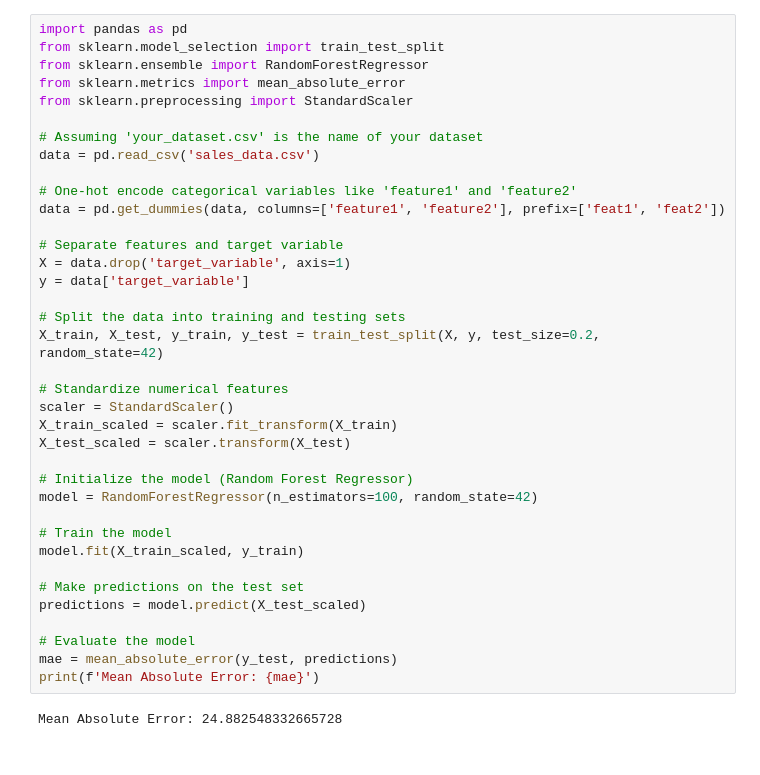
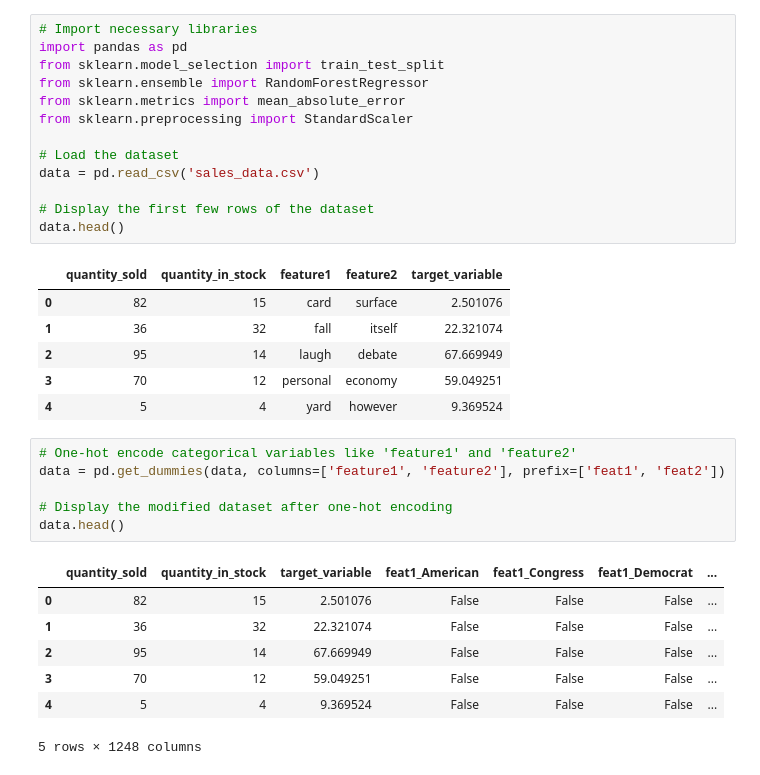
Before and after one commit to samihanazrul/Supply-Chain-Optimization-with-Machine-Learning, a Jupyter notebook: demand_prediction.ipynb, the cells around one changed output. Drawn from its saved outputs; the diff is of its cells as text.

Commit message:
Initial commit

```diff
--- a/demand_prediction.ipynb
+++ b/demand_prediction.ipynb
@@ -1,39 +1,34 @@
-# %%
-import pandas as pd
-from sklearn.model_selection import train_test_split
-from sklearn.ensemble import RandomForestRegressor
-from sklearn.metrics import mean_absolute_error
-from sklearn.preprocessing import StandardScaler
-
-# Assuming 'your_dataset.csv' is the name of your dataset
-data = pd.read_csv('sales_data.csv')
-
-# One-hot encode categorical variables like 'feature1' and 'feature2'
-data = pd.get_dummies(data, columns=['feature1', 'feature2'], prefix=['feat1', 'feat2'])
-
-# Separate features and target variable
-X = data.drop('target_variable', axis=1)
-y = data['target_variable']
-
-# Split the data into training and testing sets
-X_train, X_test, y_train, y_test = train_test_split(X, y, test_size=0.2, random_state=42)
-
-# Standardize numerical features
-scaler = StandardScaler()
-X_train_scaled = scaler.fit_transform(X_train)
-X_test_scaled = scaler.transform(X_test)
-
-# Initialize the model (Random Forest Regressor)
-model = RandomForestRegressor(n_estimators=100, random_state=42)
-
-# Train the model
-model.fit(X_train_scaled, y_train)
-
-# Make predictions on the test set
-predictions = model.predict(X_test_scaled)
-
-# Evaluate the model
-mae = mean_absolute_error(y_test, predictions)
-print(f'Mean Absolute Error: {mae}')
-# %% [output]
-Mean Absolute Error: 24.882548332665728
+# %%
+# Import necessary libraries
+import pandas as pd
+from sklearn.model_selection import train_test_split
+from sklearn.ensemble import RandomForestRegressor
+from sklearn.metrics import mean_absolute_error
+from sklearn.preprocessing import StandardScaler
+
+# Load the dataset
+data = pd.read_csv('sales_data.csv')
+
+# Display the first few rows of the dataset
+data.head()
+# %% [output]
+|  | quantity_sold | quantity_in_stock | feature1 | feature2 | target_variable |
+| 0 | 82 | 15 | card | surface | 2.501076 |
+| 1 | 36 | 32 | fall | itself | 22.321074 |
+| 2 | 95 | 14 | laugh | debate | 67.669949 |
+| 3 | 70 | 12 | personal | economy | 59.049251 |
+| 4 | 5 | 4 | yard | however | 9.369524 |
+# %%
+# One-hot encode categorical variables like 'feature1' and 'feature2'
+data = pd.get_dummies(data, columns=['feature1', 'feature2'], prefix=['feat1', 'feat2'])
+
+# Display the modified dataset after one-hot encoding
+data.head()
+# %% [output]
+|  | quantity_sold | quantity_in_stock | target_variable | feat1_American | feat1_Congress | feat1_Democrat | ... |
+| 0 | 82 | 15 | 2.501076 | False | False | False | ... |
+| 1 | 36 | 32 | 22.321074 | False | False | False | ... |
+| 2 | 95 | 14 | 67.669949 | False | False | False | ... |
+| 3 | 70 | 12 | 59.049251 | False | False | False | ... |
+| 4 | 5 | 4 | 9.369524 | False | False | False | ... |
+5 rows × 1248 columns
```
Also changed, not shown: parts of 5 cells of this notebook, 4 other files.
